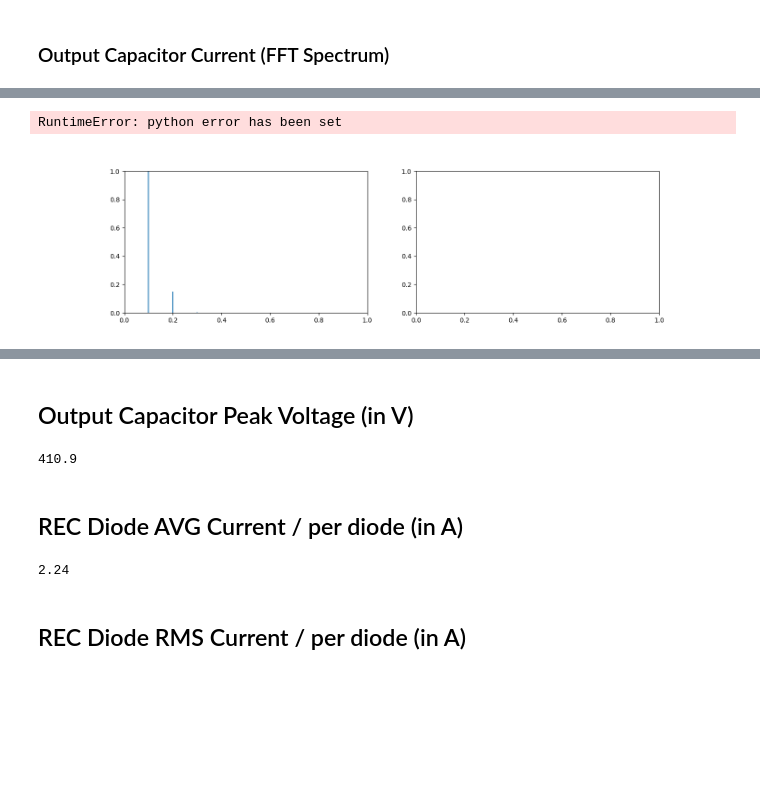
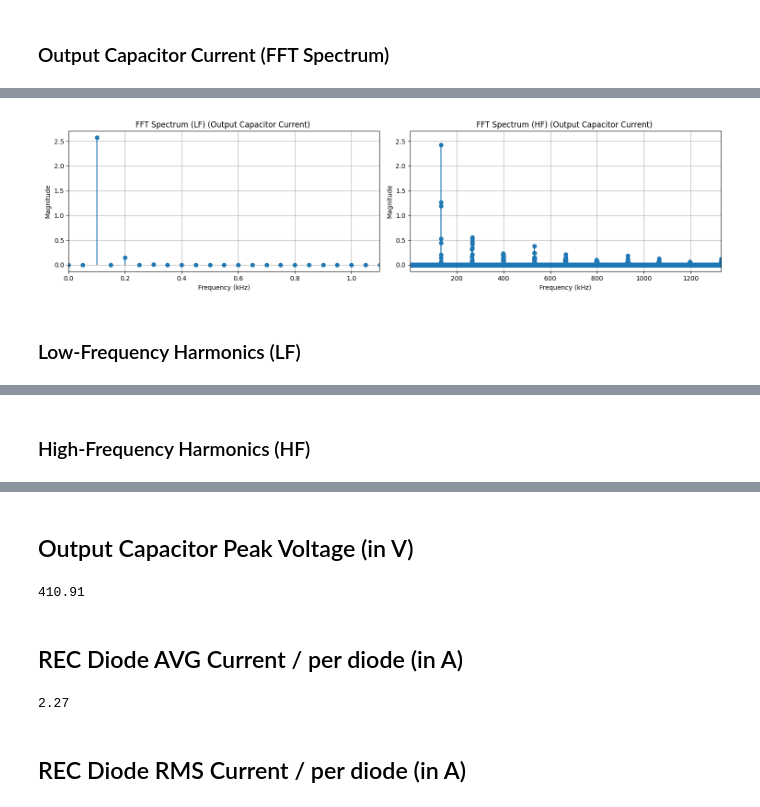
Before and after one commit to popest/PowerElectronics_JupyterLab_QSPICE, a Jupyter notebook: CCM_Boost_PFC/CCM_Boost_PFC.ipynb, the cells around one changed output, grey strips where cells are left out. Drawn from its saved outputs; the diff is of its cells as text; code cells hidden in the pictures; blank space fills up the shorter version.

```diff
--- a/CCM_Boost_PFC/CCM_Boost_PFC.ipynb
+++ b/CCM_Boost_PFC/CCM_Boost_PFC.ipynb
@@ -708,8 +708,8 @@ rdson=0.204
 
 ### Output Diode@75degC ###
 # Infineon IDH08G65C6
-BOOST_fwd=0.69 # Build-in potential (in V)
-BOOST_rdiff=76e-3 # Differential resistance (in Ohm)
+Dboost_fwd=0.69 # Build-in potential (in V)
+Dboost_rdiff=76e-3 # Differential resistance (in Ohm)
 
 ### PFC Inductor ###
 Res_L = 70e-3 # Inductance in H
@@ -718,7 +718,7 @@ Res_L = 70e-3 # Inductance in H
 Cout_ESR = 25e-3 # Capacitor ESR in Ohms
 
 ### Current sense resistor
-Rsense = 10e-3 # Current sense resistance in Ohm
+Rsense = 50e-3 # Current sense resistance in Ohm
 # %% [markdown]
 # Minimum Inductor Value Estimation (in uH)
 Note: Valid at minimum Vin and full load. To maintain the same ripple at maximum Vin, inductance must be higher
@@ -841,8 +841,11 @@ Cfp_I = loop_comp[5]
 
 #print(loop_comp[0],Rf_I, Cfz_I, Cfp_I, Rf_V, Cfz_V, Cfp_V )
 if sim_on == True:
-    # QSPICE_CCM_Boost_PFC_AMC(Cfp_I, Cfp_V, Cfz_I, Cfz_V, Cout, eff, ESR, freq, fsw, L, Pout, Rf_I, Rf_V, Vin_rms, Vout, export_traces = None):
-    results_sim=QSPICE.QSPICE_CCM_Boost_PFC_AMC(Cfp_I,Cfp_V,Cfz_I,Cfz_V,Cout,eff,Cout_ESR,AC_freq,fsw,L,Pout,Rf_I,Rf_V, VAC_min, Vout, "V(pwm),V(out),I(L1),I(S1),I(C1)")
+    VAC_rms = VAC_min
+    export_traces = "V(pwm),V(out),I(L1),I(S1),I(C1)"
+
+    results_sim = QSPICE.QSPICE_CCM_Boost_PFC_AMC(AC_freq, Cfp_I, Cfp_V, Cfz_I, Cfz_V, Cout, Cout_ESR, Dboost_fwd, Dboost_rdiff, eff, fsw, L, Pout, R_EMI, rdson, REC_fwd, REC_rdiff, Rf_I, Rf_V, Rsense, VAC_rms, Vout, export_traces)
+
     IL_RMS       = results_sim[1]["I_L_RMS"]
     I_BOOST_RMS  = results_sim[1]["I_Dboost_RMS"]
     IL_peak      = results_sim[1]["I_L_PEAK"]
@@ -984,49 +1031,69 @@ fft_values = rfft(waveform_resampled)
 num_samples = len(time_resampled)
 freq = rfftfreq(num_samples, d=1/sampling_rate)
 norm_amplitude = np.abs(fft_values)/num_samples
 norm_amplitude[1:] *= 2 # DC component is not mirrored
 
 # Find index of the fundamental frequency
-fundamental_idx = np.argmin(np.abs(freq - fsw))
+fundamental_idx_LF = np.argmin(np.abs(freq - AC_freq*2))
+fundamental_idx_HF = np.argmin(np.abs(freq - fsw))
 
-# Extract the first 10 harmonics
-harmonic_indices = [0] + [fundamental_idx * n for n in range(1, 11)]
-harmonic_frequencies = freq[harmonic_indices]/1000
-harmonic_magnitudes_rms = np.concatenate(([norm_amplitude[0]], norm_amplitude[harmonic_indices[1:11]] / np.sqrt(2)))
+# Extract the first 10 harmonics LF
+harmonic_indices_LF = [0] + [fundamental_idx_LF * n for n in range(1, 11)]
+harmonic_frequencies_LF = freq[harmonic_indices_LF]/1000
+harmonic_magnitudes_rms_LF = np.concatenate(([norm_amplitude[0]], norm_amplitude[harmonic_indices_LF[1:11]] / np.sqrt(2)))
+
+# Extract the first 10 harmonics HF
+harmonic_indices_HF = [fundamental_idx_HF * n for n in range(1, 11)]
+harmonic_frequencies_HF = freq[harmonic_indices_HF]/1000
+harmonic_magnitudes_rms_HF = norm_amplitude[harmonic_indices_HF] / np.sqrt(2)
 
 # Create a DataFrame for the results
-harmonics_table = pd.DataFrame({
+harmonics_table_LF = pd.DataFrame({
     "Harmonic": ["DC Component"] + [f"{n} (Harmonic)" for n in range(1, 11)],
-    "Frequency (kHz)": harmonic_frequencies,
-    "Magnitude": harmonic_magnitudes_rms
+    "Frequency (kHz)": harmonic_frequencies_LF,
+    "Magnitude": harmonic_magnitudes_rms_LF
 })
 
-harmonics_table["Unit"] = ["AVG"]+ ["RMS"] * 10
+# Create a DataFrame for the results
+harmonics_table_HF = pd.DataFrame({
+    "Harmonic": [f"{n} (Harmonic)" for n in range(1, 11)],
+    "Frequency (kHz)": harmonic_frequencies_HF,
+    "Magnitude": harmonic_magnitudes_rms_HF
+})
+
+harmonics_table_LF["Unit"] = ["AVG"]+ ["RMS"] * 10
+harmonics_table_HF["Unit"] = ["RMS"] * 10
 
 fig, ax = plt.subplots(1, 2, figsize=(15, 4))
 
 # Plot the spectrum
 ax[0].stem(freq / 1000, norm_amplitude, basefmt=" ", label="FFT Spectrum")
 #axes[0].scatter(harmonic_frequencies, harmonic_magnitudes_rms, color="red", label="Harmonics")
-ax[0].set_title("FFT Spectrum (Secondary Winding Current) ")
+ax[0].set_title("FFT Spectrum (LF) (Output Capacitor Current) ")
 ax[0].set_xlabel("Frequency (kHz)")
 ax[0].set_ylabel("Magnitude")
-ax[0].set_xlim(0, np.max(harmonic_frequencies) + 0.1)  # Limit x-axis to harmonics range
+ax[0].set_xlim(0, np.max(harmonic_frequencies_LF) + 0.1)  # Limit x-axis to harmonics range
 ax[0].grid()
 
-# Create a second plot (for example, a simple sine wave) on the second axis (ax[1])
-ax[1].plot(time_uneven, waveform)
-ax[1].set_title("Secondary Winding Current")
-ax[1].set_xlabel("Time (s)")
-ax[1].set_ylabel("Amplitude")
+# Plot the spectrum
+ax[1].stem(freq / 1000, norm_amplitude, basefmt=" ", label="FFT Spectrum")
+#axes[0].scatter(harmonic_frequencies, harmonic_magnitudes_rms, color="red", label="Harmonics")
+ax[1].set_title("FFT Spectrum (HF) (Output Capacitor Current) ")
+ax[1].set_xlabel("Frequency (kHz)")
+ax[1].set_ylabel("Magnitude")
+ax[1].set_xlim((AC_freq*2*10)/1000, np.max(harmonic_frequencies_HF) + 0.1)  # Limit x-axis to harmonics range
+#ax[1].set_xscale("log")
 ax[1].grid()
 
 # Adjust layout
 plt.tight_layout()
 plt.show()
 
 # Display the table in Jupyter Notebook
-display(harmonics_table.style.format({"Frequency (kHz)": "{:.3f}", "Magnitude": "{:.4f}"}))
+display(HTML("<h3>Low-Frequency Harmonics (LF)</h3>"))
+display(harmonics_table_LF.style.format({"Frequency (kHz)": "{:.3f}", "Magnitude": "{:.4f}"}))
+display(HTML("<h3>High-Frequency Harmonics (HF)</h3>"))
+display(harmonics_table_HF.style.format({"Frequency (kHz)": "{:.3f}", "Magnitude": "{:.4f}"}))
 # %% [output]
-RuntimeError: python error has been set
-[figure, old version]
+[figure, new version]
+Low-Frequency Harmonics (LF)
@@ -1032,0 +1112 @@ RuntimeError: python error has been set
+High-Frequency Harmonics (HF)
@@ -1035,13 +1126,13 @@ RuntimeError: python error has been set
 # %%
 round(V_Cout_MAX,2)
 # %% [output]
-410.9
+410.91
 # %% [markdown]
 ## REC Diode AVG Current / per diode (in A)
 # %%
 round(I_REC_AVG,2)
 # %% [output]
-2.24
+2.27
 # %% [markdown]
 ## REC Diode RMS Current / per diode (in A)
 # %%
```
Also changed, not shown: parts of 23 cells of this notebook, 3 other files.
